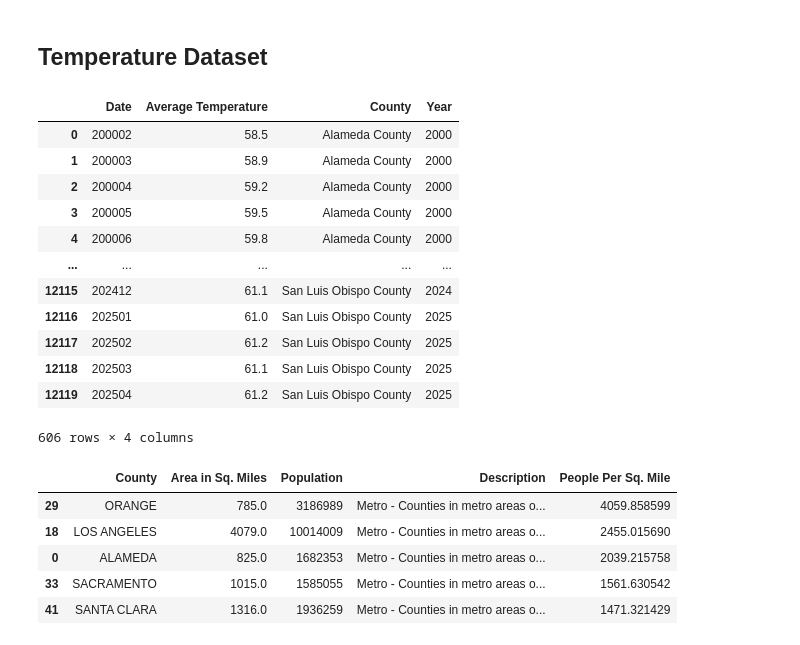
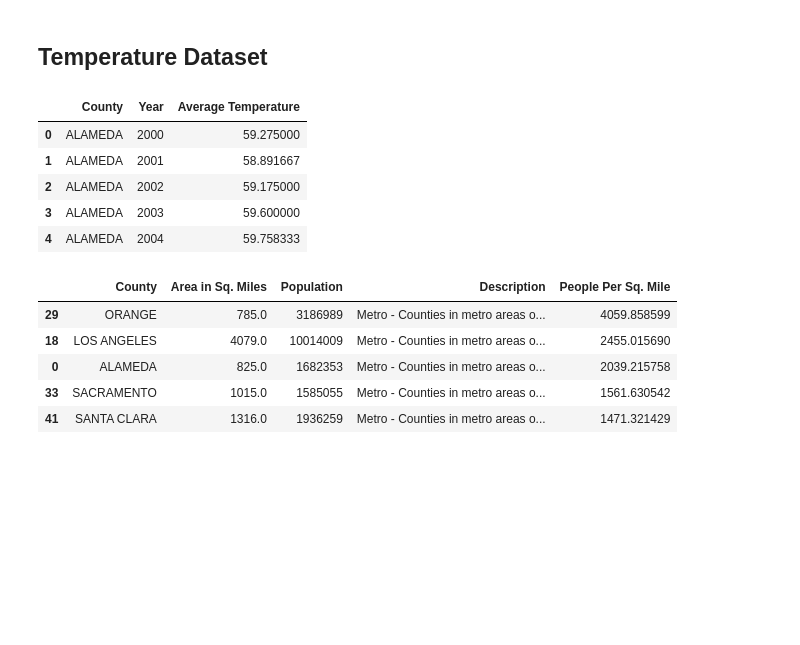
Before and after one commit to richardlaoo/Group131_DS_Analysis, a Jupyter notebook: EDACheckpoint_Group131_SP25.ipynb, the cells around one changed output. Drawn from its saved outputs; the diff is of its cells as text; code cells hidden in the pictures; blank space fills up the shorter version.

Commit message:
edit temp_env

```diff
--- a/EDACheckpoint_Group131_SP25.ipynb
+++ b/EDACheckpoint_Group131_SP25.ipynb
@@ -511,38 +511,32 @@ ca_counties = [
     "Yuba County"
 ]
 # %%
+temp_env = pd.DataFrame()
 #load all county datasets, merge into one dataset
-tempdf_list = []
-for county in ca_counties:
-    dataset = f'./Datasets/Temperature/{county}.csv'
-    temp_env0 = pd.read_csv(dataset, skiprows=4)
-    temp_env0['County'] = county
-    tempdf_list.append(temp_env0)
-temp_env = pd.concat(tempdf_list, ignore_index=True)
+
+for filename in os.listdir('./Datasets/Temperature/'):
+    file_path = os.path.join('./Datasets/Temperature/', filename)
+    if '.csv' not in file_path:
+        continue
+    county_temp = filename.replace(' County.csv', '').upper()
+    df_temp = pd.read_csv(file_path, comment='#')
+    df_temp = df_temp.assign(County=county_temp)
+    temp_env = pd.concat([temp_env, df_temp])
+
 #cleanup
+temp_env = temp_env.rename(columns={'Value':'Average Temperature'})
+temp_env['Year'] = temp_env['Date'].astype(str).str[:4].astype(int)
+temp_env = temp_env.drop(columns='Date')
+temp_env = temp_env.groupby(['County', 'Year']).mean().reset_index()
 
-temp_env.rename(columns={'Value':'Average Temperature'})
-temp_env = temp_env.iloc[:, [0, 1, 2]]
-temp_env.columns = ['Date', 'Average Temperature', 'County']
-temp_env = temp_env.dropna(subset=['Date', 'Average Temperature'])
-temp_env['Year'] = temp_env['Date'].astype(str).str[:4].astype(int)
-
-
-temp_env
+temp_env.head()
 # %% [output]
-|  | Date | Average Temperature | County | Year |
-| 0 | 200002 | 58.5 | Alameda County | 2000 |
-| 1 | 200003 | 58.9 | Alameda County | 2000 |
-| 2 | 200004 | 59.2 | Alameda County | 2000 |
-| 3 | 200005 | 59.5 | Alameda County | 2000 |
-| 4 | 200006 | 59.8 | Alameda County | 2000 |
-| ... | ... | ... | ... | ... |
-| 12115 | 202412 | 61.1 | San Luis Obispo County | 2024 |
-| 12116 | 202501 | 61.0 | San Luis Obispo County | 2025 |
-| 12117 | 202502 | 61.2 | San Luis Obispo County | 2025 |
-| 12118 | 202503 | 61.1 | San Luis Obispo County | 2025 |
-| 12119 | 202504 | 61.2 | San Luis Obispo County | 2025 |
+|  | County | Year | Average Temperature |
+| 0 | ALAMEDA | 2000 | 59.275000 |
+| 1 | ALAMEDA | 2001 | 58.891667 |
+| 2 | ALAMEDA | 2002 | 59.175000 |
+| 3 | ALAMEDA | 2003 | 59.600000 |
+| 4 | ALAMEDA | 2004 | 59.758333 |
-606 rows × 4 columns
 # %%
 
 # Load Rural and Urban Codes Dataset
```
Also changed, not shown: parts of 7 cells of this notebook.
